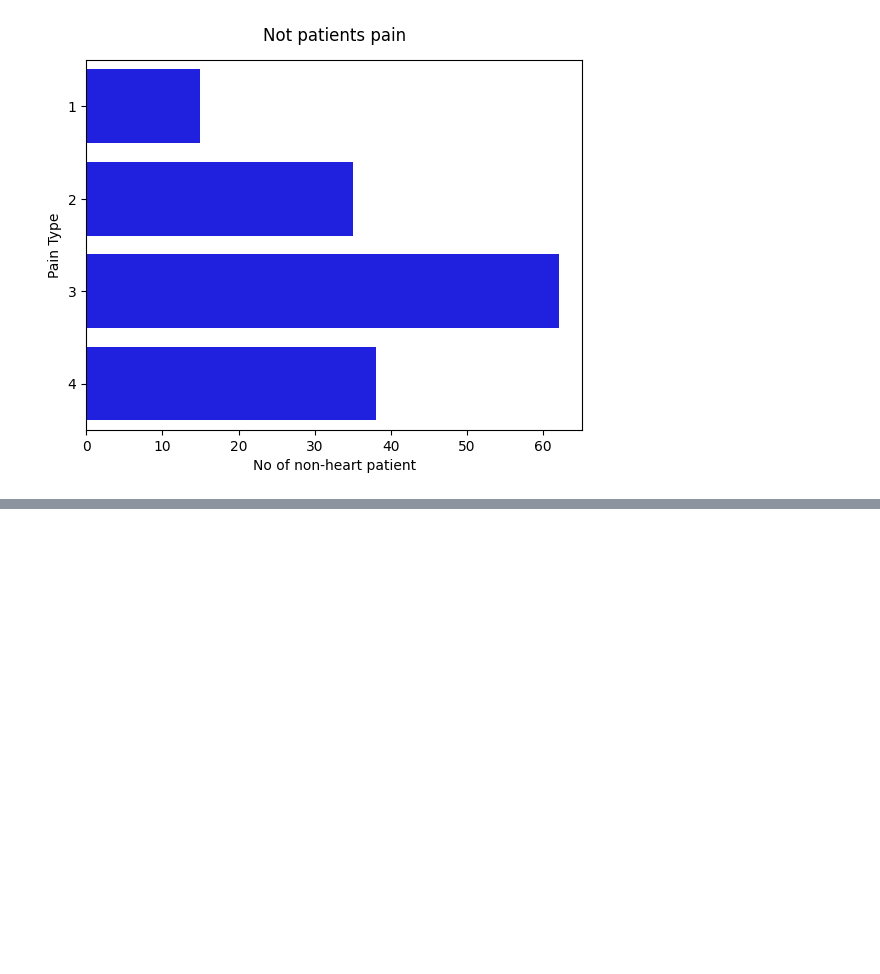
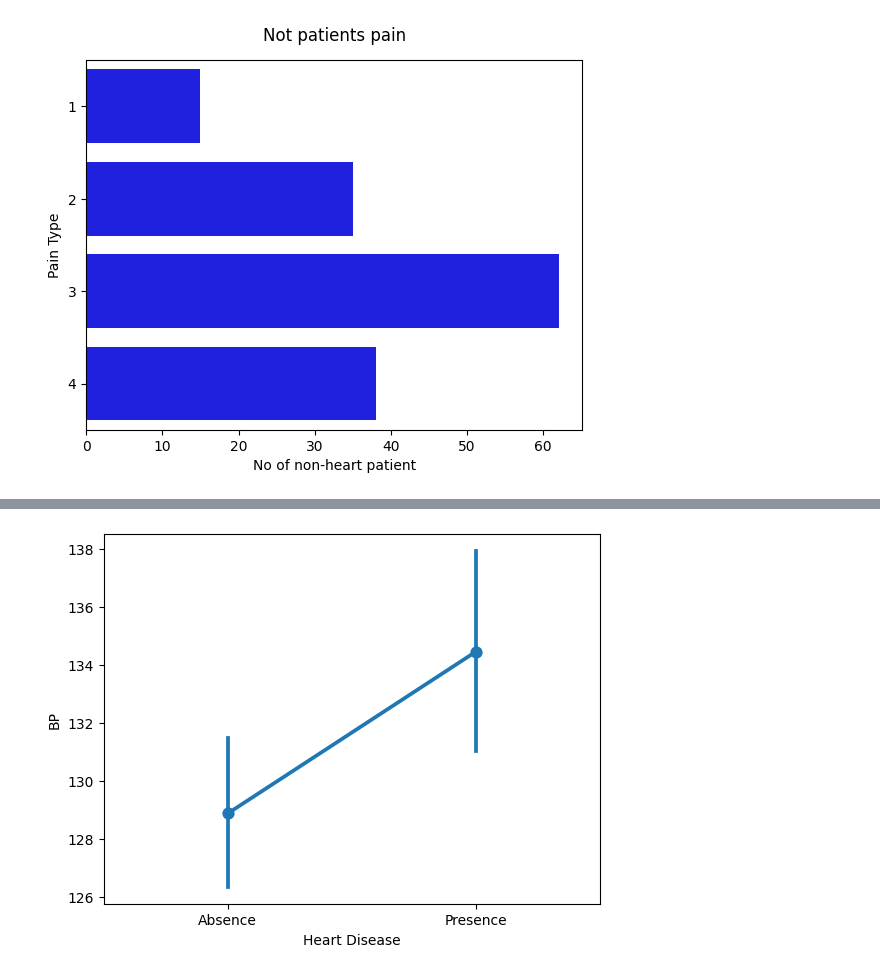
Before and after one commit to SagunBastola/eda_heart_disease, a Jupyter notebook: eda-on-heart-disease-analysis.ipynb, the cells around one changed output, grey strips where cells are left out. Saved outputs shown, nothing was run; the diff lists cells and outputs as text; code cells hidden in the pictures; blank space fills up the shorter version.

```diff
--- a/eda-on-heart-disease-analysis.ipynb
+++ b/eda-on-heart-disease-analysis.ipynb
@@ -148,0 +172,5 @@ plt.show()
+# %%
+sns.pointplot(x=heart["Heart Disease"],y=heart["BP"])
+plt.show()
+# %% [output]
+[figure, added]
```
Also changed, not shown: parts of 8 cells of this notebook.
